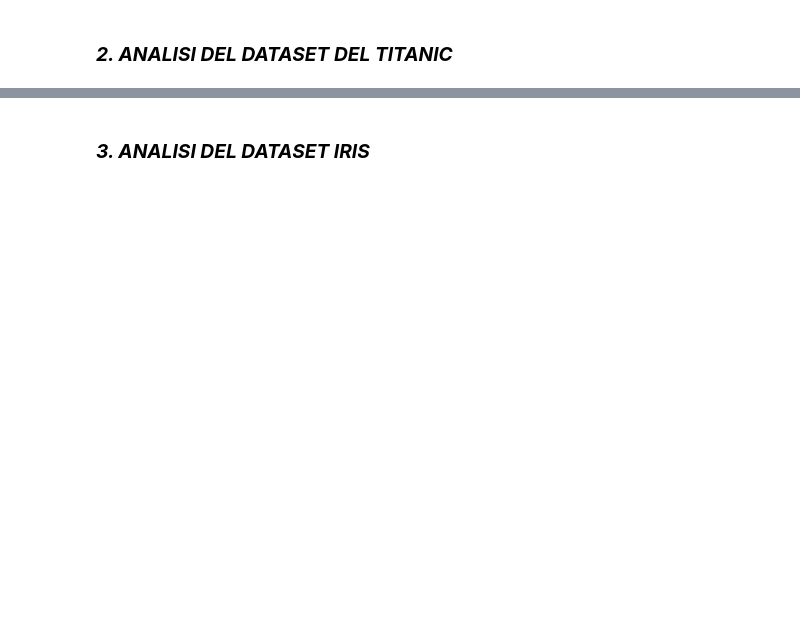
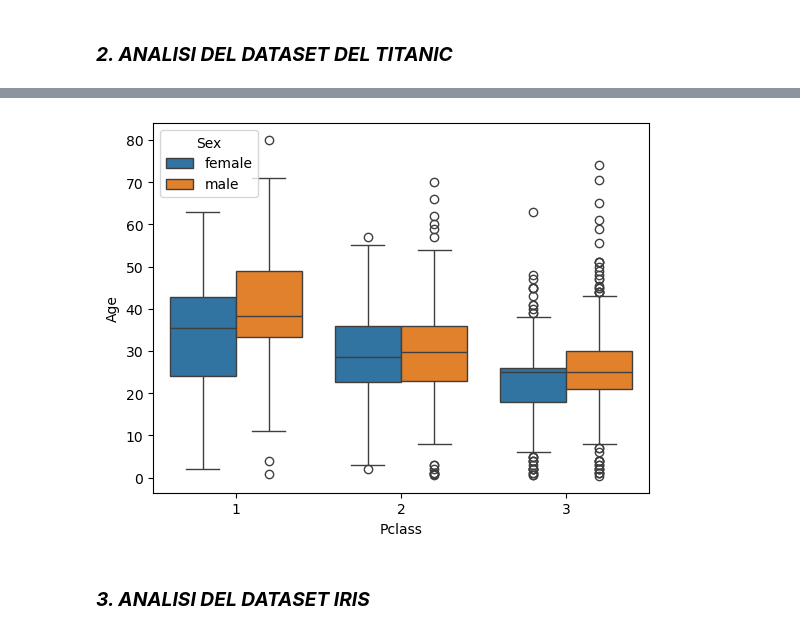
Before and after one commit to MatteoBarel57/programminglab2, a Jupyter notebook: Es4.ipynb, the cells around one changed output, grey strips where cells are left out. Saved outputs shown, nothing was run; the diff lists cells and outputs as text; code cells hidden in the pictures; blank space fills up the shorter version.

```diff
--- a/Es4.ipynb
+++ b/Es4.ipynb
@@ -34,2 +121,7 @@ plt.show()
+# %%
+sns.boxplot(x='Pclass', y='Age', hue='Sex', data=df)
+plt.show()
+# %% [output]
+[figure, added]
 # %% [markdown]
 ### ***3. ANALISI DEL DATASET IRIS***
```
Also changed, not shown: parts of 7 cells of this notebook.
